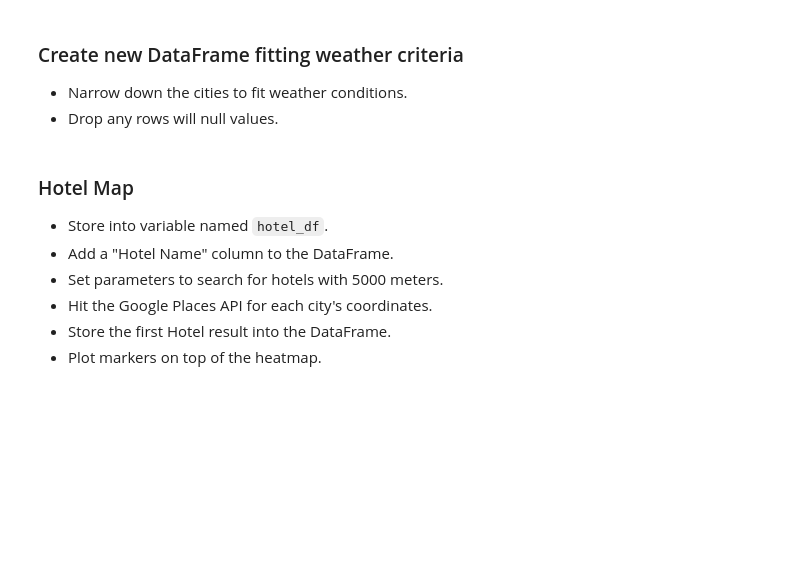
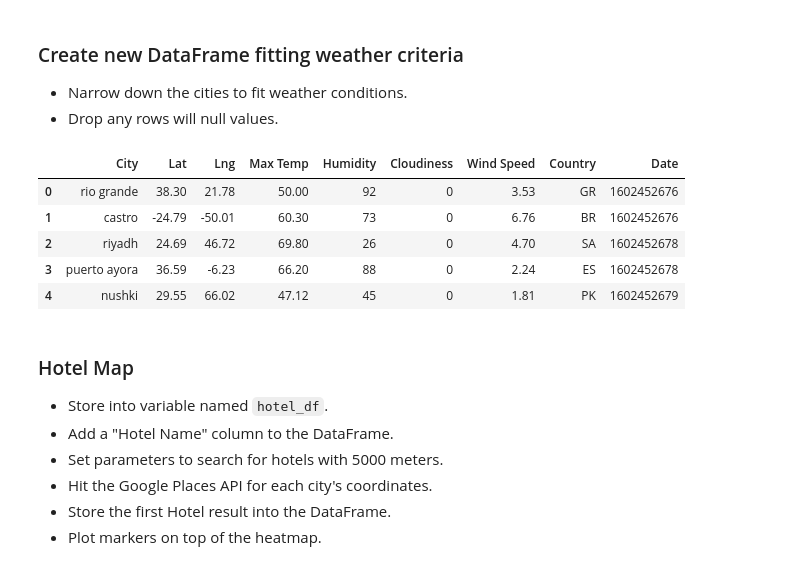
Before and after one commit to mizgutdina/python-api-challenge, a Jupyter notebook: VacationPy/VacationPy.ipynb, the cells around one changed output. Drawn from its saved outputs; the diff is of its cells as text; code cells hidden in the pictures; blank space fills up the shorter version.

```diff
--- a/VacationPy/VacationPy.ipynb
+++ b/VacationPy/VacationPy.ipynb
@@ -60,6 +64,31 @@ fig
 ### Create new DataFrame fitting weather criteria
 * Narrow down the cities to fit weather conditions.
 * Drop any rows will null values.
+# %%
+#Narrow down the DataFrame to find your ideal weather condition. For example:
+#A max temperature lower than 80 degrees but higher than 70.
+#Wind speed less than 10 mph.
+#Zero cloudiness.
+#Drop any rows that don't contain all three conditions. You want to be sure the weather is ideal.
+
+new_df=weather_df.loc[(weather_df["Max Temp"] <80) &
+                      (weather_df["Max Temp"]<70) &
+                      (weather_df["Cloudiness"]==0),
+                      :]
+new_df.count()
+new_final_df = new_df.dropna()
+#new_final_df.count()
+new_final_df.reset_index(inplace=True)
+del new_final_df['index']
+del new_final_df["Unnamed: 0"]
+new_final_df.head()
+# %% [output]
+|  | City | Lat | Lng | Max Temp | Humidity | Cloudiness | Wind Speed | Country | Date |
+| 0 | rio grande | 38.30 | 21.78 | 50.00 | 92 | 0 | 3.53 | GR | 1602452676 |
+| 1 | castro | -24.79 | -50.01 | 60.30 | 73 | 0 | 6.76 | BR | 1602452676 |
+| 2 | riyadh | 24.69 | 46.72 | 69.80 | 26 | 0 | 4.70 | SA | 1602452678 |
+| 3 | puerto ayora | 36.59 | -6.23 | 66.20 | 88 | 0 | 2.24 | ES | 1602452678 |
+| 4 | nushki | 29.55 | 66.02 | 47.12 | 45 | 0 | 1.81 | PK | 1602452679 |
 # %% [markdown]
 ### Hotel Map
 * Store into variable named `hotel_df`.
```
Also changed, not shown: parts of 3 cells of this notebook, 3 other files.
